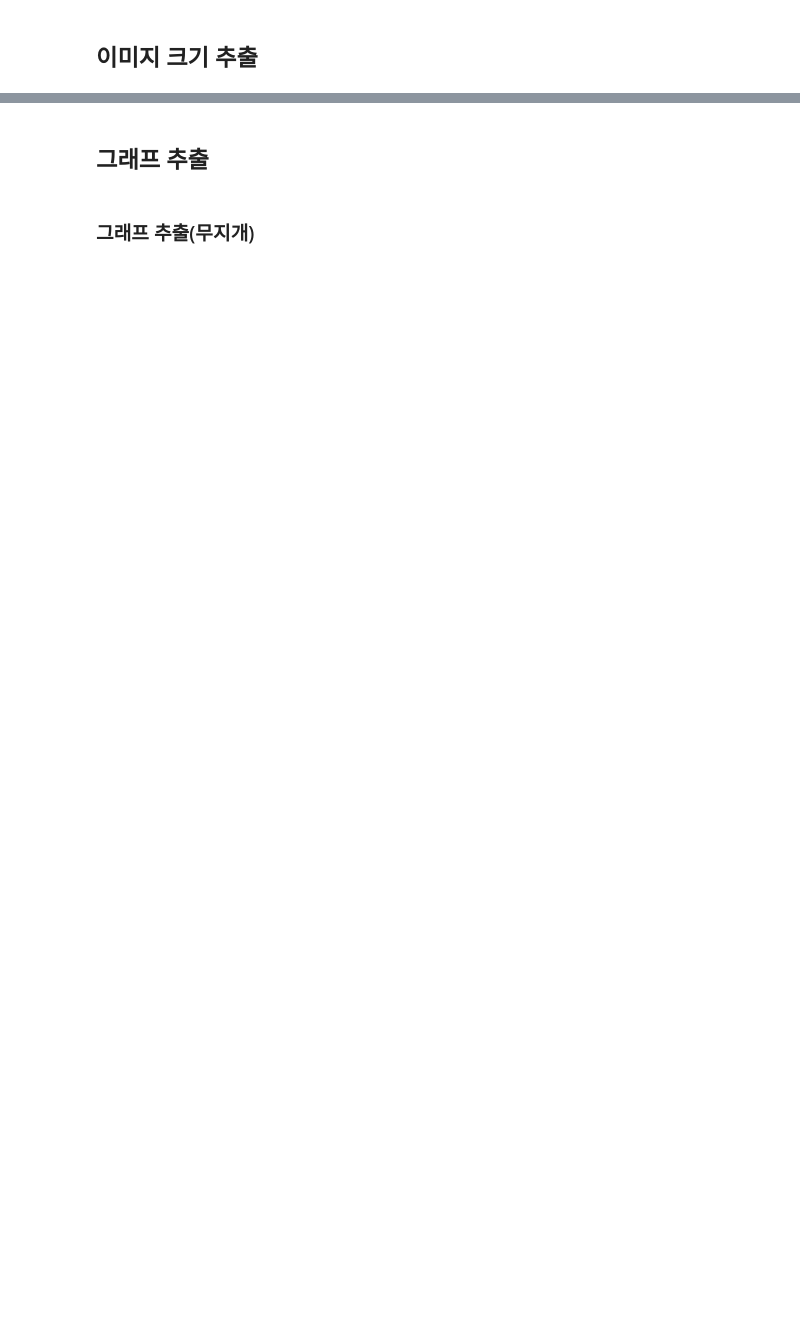
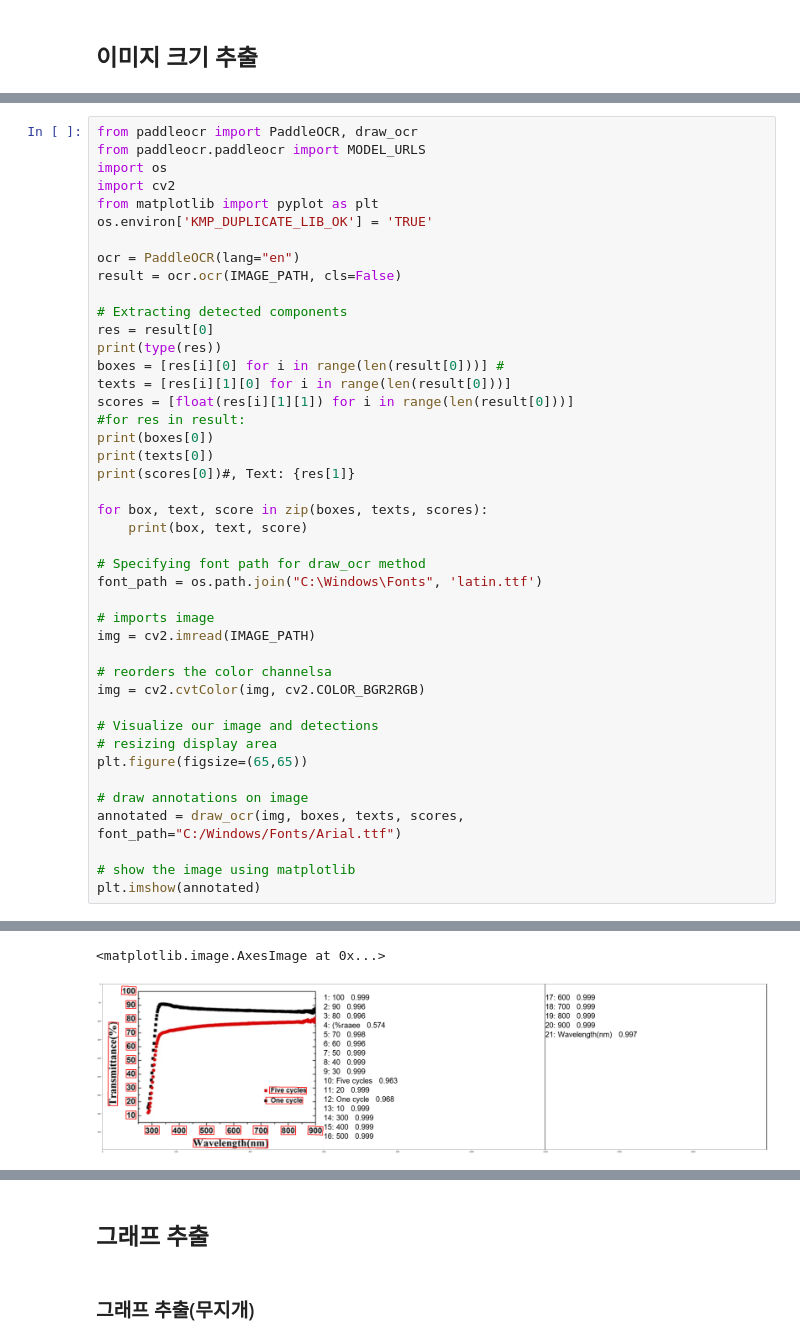
Before and after one commit to riceCakeSsamanKo/URL-GRAPH, a Jupyter notebook: extract_graph_from_image.ipynb, the cells around one changed output, grey strips where cells are left out. Saved outputs shown, nothing was run; the diff lists cells and outputs as text; blank space fills up the shorter version.

```diff
--- a/extract_graph_from_image.ipynb
+++ b/extract_graph_from_image.ipynb
@@ -59,0 +60,44 @@ cv2.destroyAllWindows()
+# %%
+from paddleocr import PaddleOCR, draw_ocr
+from paddleocr.paddleocr import MODEL_URLS
+import os
+import cv2
+from matplotlib import pyplot as plt
+os.environ['KMP_DUPLICATE_LIB_OK'] = 'TRUE'
+
+ocr = PaddleOCR(lang="en")
+result = ocr.ocr(IMAGE_PATH, cls=False)
+
+# Extracting detected components
+res = result[0]
+print(type(res))
+boxes = [res[i][0] for i in range(len(result[0]))] #
+texts = [res[i][1][0] for i in range(len(result[0]))]
+scores = [float(res[i][1][1]) for i in range(len(result[0]))]
+#for res in result:
+print(boxes[0])
+print(texts[0])
+print(scores[0])#, Text: {res[1]}
+
+for box, text, score in zip(boxes, texts, scores):
+    print(box, text, score)
+
+# Specifying font path for draw_ocr method
+font_path = os.path.join("C:\Windows\Fonts", 'latin.ttf')
+
+# imports image
+img = cv2.imread(IMAGE_PATH)
+
+# reorders the color channelsa
+img = cv2.cvtColor(img, cv2.COLOR_BGR2RGB)
+
+# Visualize our image and detections
+# resizing display area
+plt.figure(figsize=(65,65))
+
+# draw annotations on image
+annotated = draw_ocr(img, boxes, texts, scores, font_path="C:/Windows/Fonts/Arial.ttf")
+
+# show the image using matplotlib
+plt.imshow(annotated)
+# %% [output]
@@ -59,0 +121,2 @@ cv2.destroyAllWindows()
+<matplotlib.image.AxesImage at 0x...>
+[figure, added]
```
Also changed, not shown: parts of 7 cells of this notebook, 49 other files.
